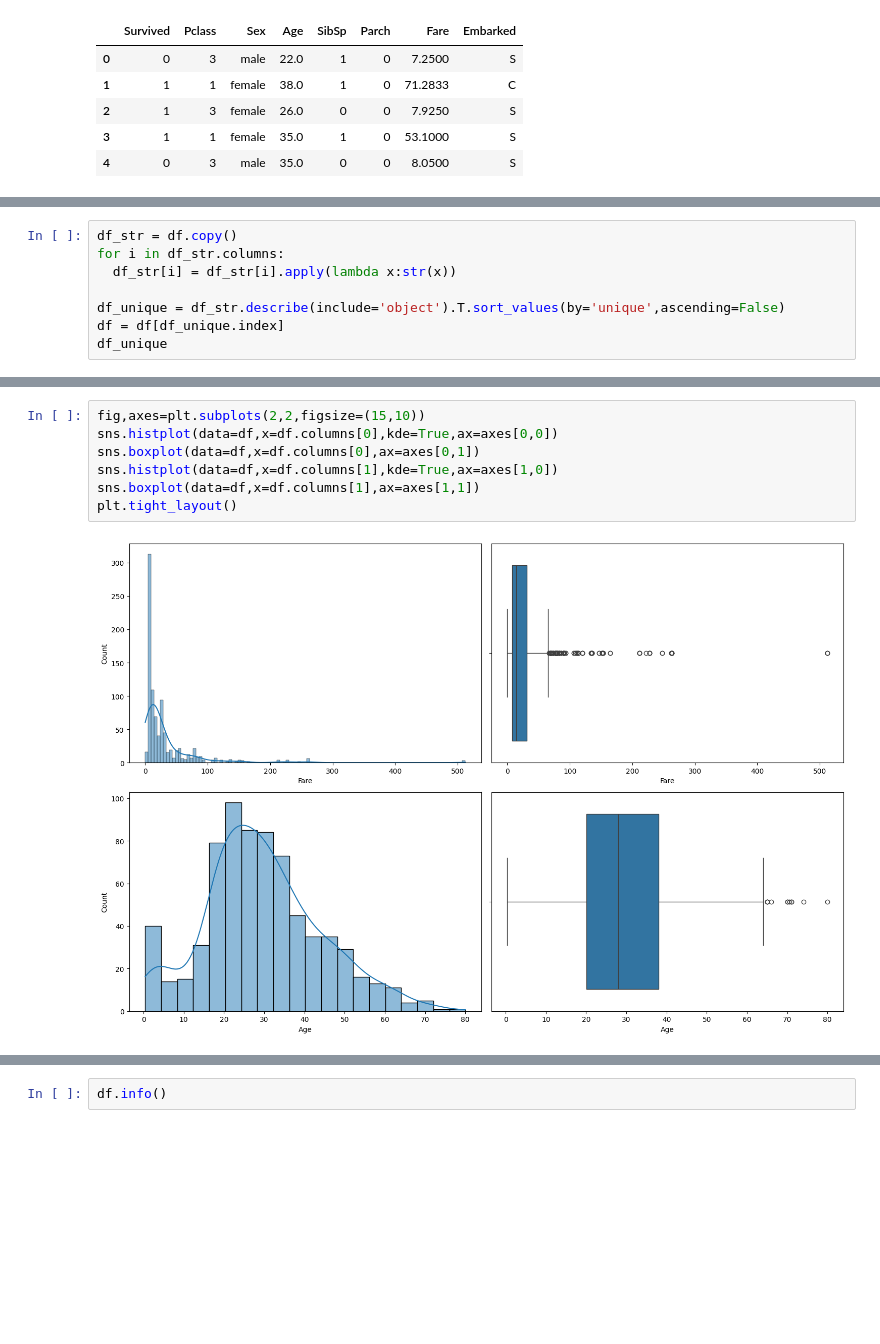
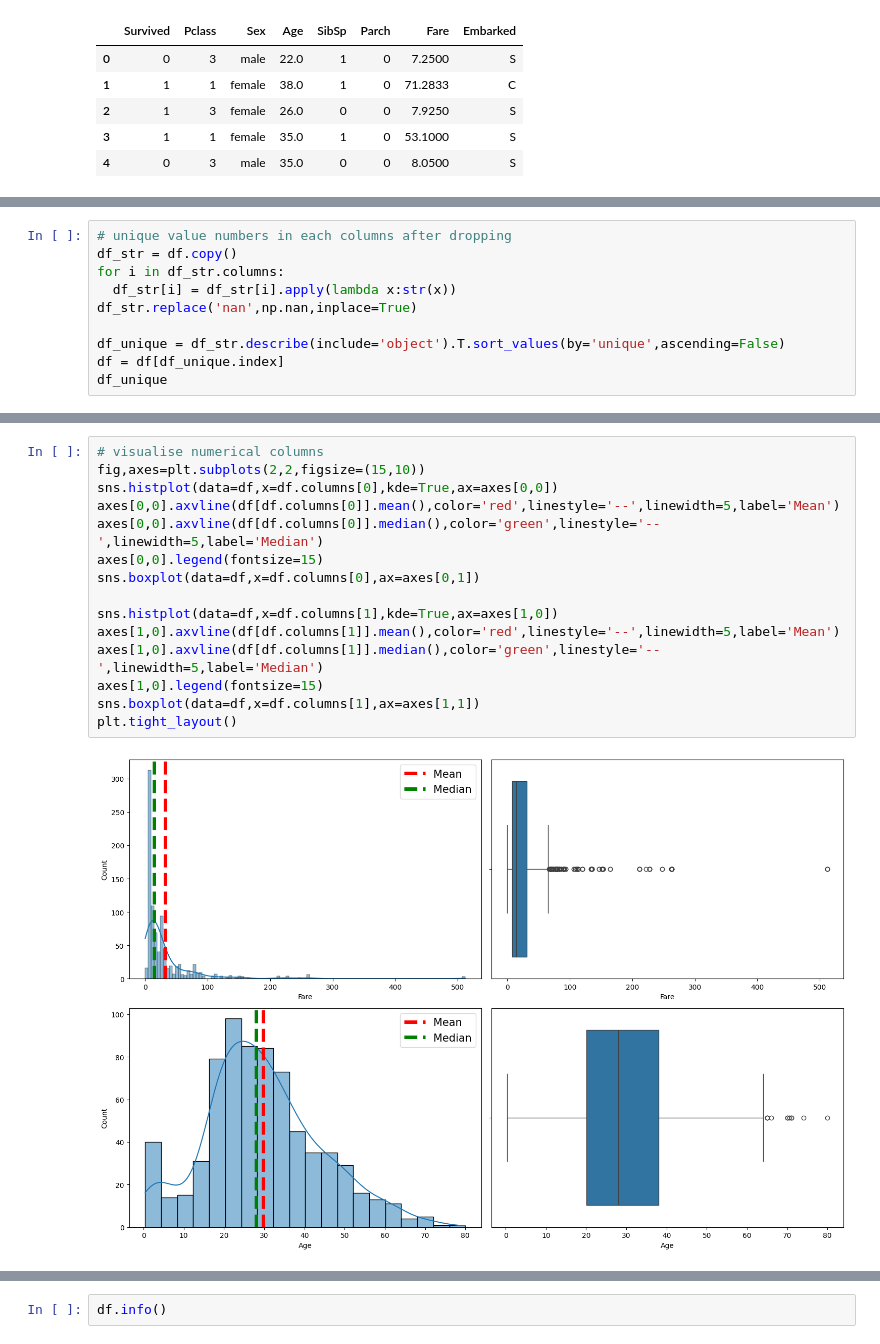
Before and after one commit to NauvalZulfikar/Titanic, a Jupyter notebook: Titanic.ipynb, the cells around one changed output, grey strips where cells are left out. Drawn from its saved outputs; the diff is of its cells as text; blank space fills up the shorter version.

```diff
--- a/Titanic.ipynb
+++ b/Titanic.ipynb
@@ -112,7 +226,9 @@ df.head()
 # %%
+# unique value numbers in each columns after dropping
 df_str = df.copy()
 for i in df_str.columns:
   df_str[i] = df_str[i].apply(lambda x:str(x))
+df_str.replace('nan',np.nan,inplace=True)
 
 df_unique = df_str.describe(include='object').T.sort_values(by='unique',ascending=False)
 df = df[df_unique.index]
@@ -163,9 +290,17 @@ See the caveats in the documentation: https://pandas.pydata.org/pandas-docs/stab
 # %%
+# visualise numerical columns
 fig,axes=plt.subplots(2,2,figsize=(15,10))
 sns.histplot(data=df,x=df.columns[0],kde=True,ax=axes[0,0])
+axes[0,0].axvline(df[df.columns[0]].mean(),color='red',linestyle='--',linewidth=5,label='Mean')
+axes[0,0].axvline(df[df.columns[0]].median(),color='green',linestyle='--',linewidth=5,label='Median')
+axes[0,0].legend(fontsize=15)
 sns.boxplot(data=df,x=df.columns[0],ax=axes[0,1])
+
 sns.histplot(data=df,x=df.columns[1],kde=True,ax=axes[1,0])
+axes[1,0].axvline(df[df.columns[1]].mean(),color='red',linestyle='--',linewidth=5,label='Mean')
+axes[1,0].axvline(df[df.columns[1]].median(),color='green',linestyle='--',linewidth=5,label='Median')
+axes[1,0].legend(fontsize=15)
 sns.boxplot(data=df,x=df.columns[1],ax=axes[1,1])
 plt.tight_layout()
 # %% [output]
-[figure, old version]
+[figure, new version]
```
Also changed, not shown: parts of 89 cells of this notebook.
